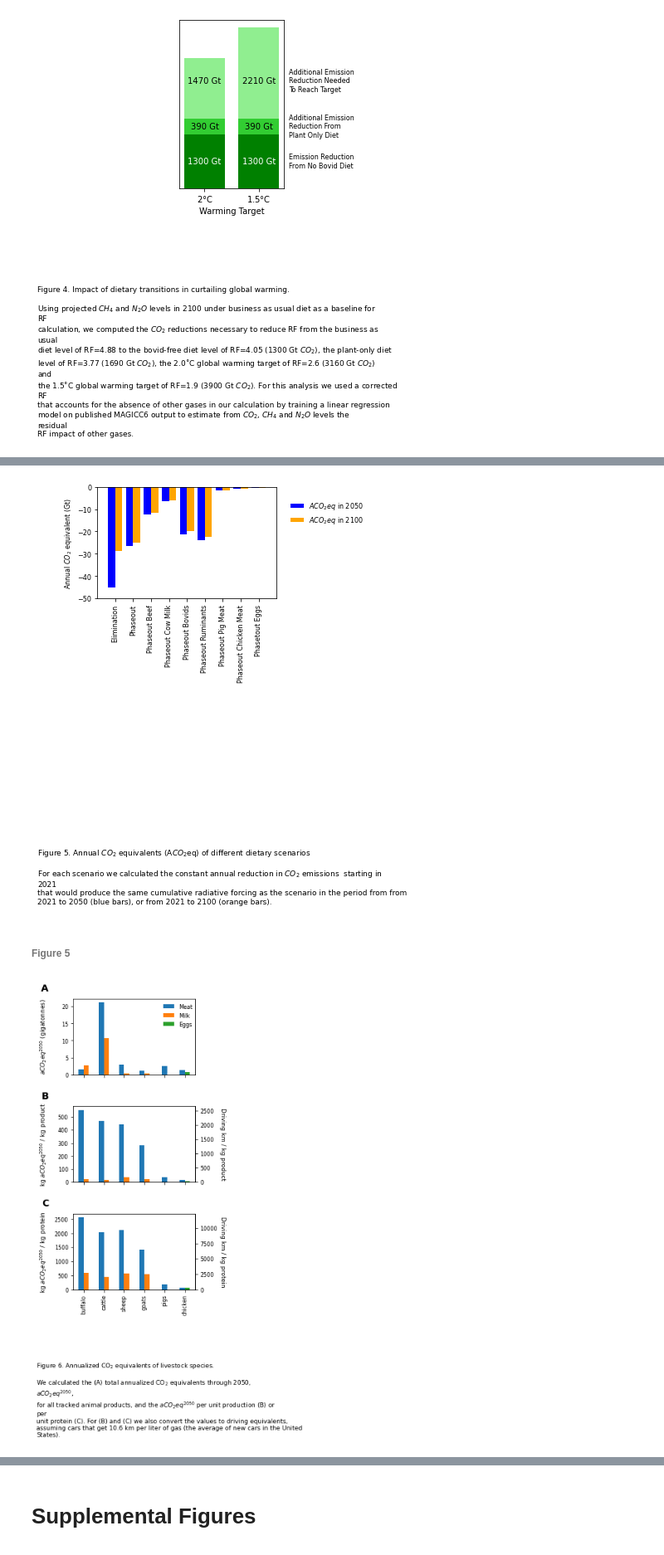
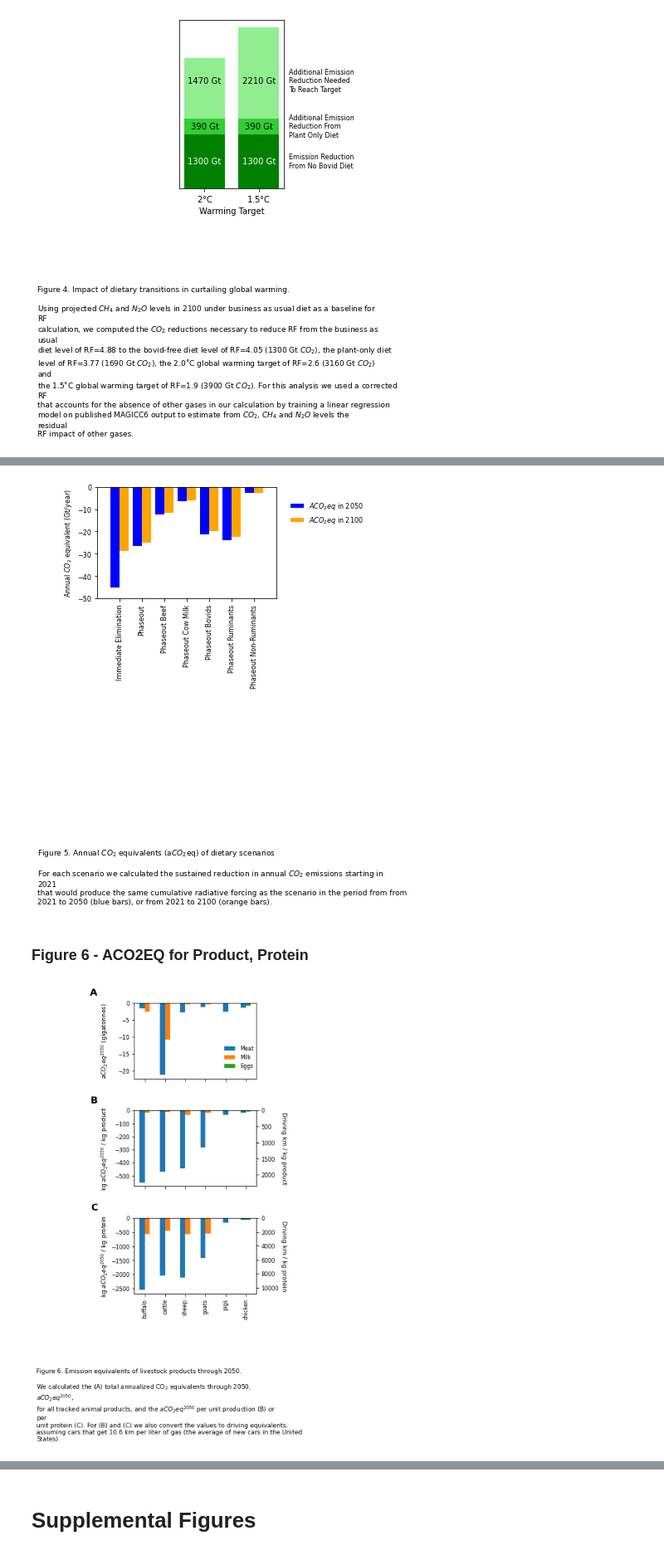
Before and after one commit to mbeisen/LivestockClimateImpact, a Jupyter notebook: PlanetaryReset-V2.ipynb, the cells around one changed output, grey strips where cells are left out. Shown at 83% size. Saved outputs shown, nothing was run; the diff lists cells and outputs as text; code cells hidden in the pictures.

```diff
--- a/PlanetaryReset-V2.ipynb
+++ b/PlanetaryReset-V2.ipynb
@@ -2175,7 +2405,7 @@ with PdfPages(pdffile) as pdf:
 
     margin_top = 4
 
-    panelx = 1.5
+    panelx = 2
     panely = figh - margin_top - panelh
 
     ax = fig.add_axes([panelx/figw,panely/figh,panelw/figw,panelh/figh])
@@ -2198,7 +2428,7 @@ with PdfPages(pdffile) as pdf:
     ax.legend([l1[0],fb1,fb2,fb3,fb4,l2[0]],['Business As Usual',r'Eliminate Livestock $CO_2$ Emissions',r'Eliminate Livestock $CH_4$ Emissions',r'Eliminate Livestock $N_{2}O$ Emissions',
                                       'Biomass Recovery','Plant Only Diet'],bbox_to_anchor=(1.05,1.0), borderaxespad=0, frameon=False)
 
-    flh = r"Figure 3. Phaseout of Animal Agriculture Reduces Global Warming Impact of Atmosphere."
+    flh = r"Figure 3. Phaseout of animal agriculture reduces global warming impact of atmosphere."
 
     flt = r'''Effect of eliminating emissions linked to animal agriculture and of biomass recovery on land currently used
 in animal agriculture on Radiative Forcing (RF), a measure of the instantaneous warming potential of the atmosphere.
@@ -2371,8 +2601,8 @@ with PdfPages(pdffile) as pdf:
 
     ax = fig.add_axes([panelx/figw,panely/figh,panelw/figw,panelh/figh])
 
-    plot_scenarios = ['Elimination','Phaseout','Phaseout|cattle_meat','Phaseout|cow_milk','Phaseout|bovids','Phaseout|ruminants','Phaseout|pig_meat','Phaseout|chicken_meat','Phaseout|eggs']
-    plot_labels = ['Elimination','Phaseout','Phaseout Beef','Phaseout Cow Milk','Phaseout Bovids','Phaseout Ruminants','Phaseout Pig Meat','Phaseout Chicken Meat','Phasetout Eggs']
+    plot_scenarios = ['Elimination','Phaseout','Phaseout|cattle_meat','Phaseout|cow_milk','Phaseout|bovids','Phaseout|ruminants','Phaseout|non-ruminants']
+    plot_labels = ['Immediate Elimination','Phaseout','Phaseout Beef','Phaseout Cow Milk','Phaseout Bovids','Phaseout Ruminants','Phaseout Non-Ruminants']
 
     x = np.arange(0,len(plot_scenarios))
 
@@ -2386,7 +2616,7 @@ with PdfPages(pdffile) as pdf:
 
     ax.set_xticks(x)
     ax.set_xticklabels(plot_labels,rotation=90,fontsize=8)
-    ax.set_ylabel(r"Annual $CO_2$ equivalent (Gt)",fontsize = 8)
+    ax.set_ylabel(r"Annual $CO_2$ equivalent (Gt/year)",fontsize = 8)
 
 
     #ax.plot([-1,len(plot_scenarios)],[0,0],color='red',linestyle='dashed',linewidth=.1,label="Current Annual Emissions")
@@ -2395,11 +2625,11 @@ with PdfPages(pdffile) as pdf:
 
     plt.legend(bbox_to_anchor=(1.5,0.9), borderaxespad=0, frameon=False)
 
-    flh = "Figure %d. Annual $CO_2$ equivalents (A$CO_2$eq) of different dietary scenarios" % fignum
+    flh = "Figure %d. Annual $CO_2$ equivalents (a$CO_2$eq) of dietary scenarios" % fignum
 
-    flt = r'''For each scenario we calculated the constant annual reduction in CO2 emissions
-starting in 2021 that would produce the same cumulative radiative forcing as the scenario in the
-period from from 2021 to 2050 (blue bars), or from 2021 to 2100 (orange bars).'''
+    flt = r'''For each scenario we calculated the sustained reduction in annual CO2 emissions starting in 2021
+that would produce the same cumulative radiative forcing as the scenario in the period from from
+2021 to 2050 (blue bars), or from 2021 to 2100 (orange bars).'''
 
     flt = flt.replace("CO2",r"$CO_2$")
     flt = flt.replace("CH4",r"$CH_4$")
@@ -2413,9 +2643,9 @@ period from from 2021 to 2050 (blue bars), or from 2021 to 2100 (orange bars).''
     pdf.savefig()
     #plt.savefig(pdffile.replace('pdf','png'),dpi=300)
 # %% [output]
-[figure, old version]
+[figure, new version]
-# %% [markdown]
-###### Figure 5
+# %% [markdown]
+### Figure 6 - ACO2EQ for Product, Protein
 # %%
 fignum = 6
 pdffile = "Figures/Figure%d.pdf" % fignum
@@ -2432,7 +2662,7 @@ with PdfPages(pdffile) as pdf:
 
     margin_top = 1
 
-    panelx = 1.75
+    panelx = 3.0
     panely = figh - margin_top - panelh
 
     panel_margin = .65
@@ -2484,16 +2714,21 @@ with PdfPages(pdffile) as pdf:
     ]
     egg_data = np.array(egg_data)
 
+
+    meat_data = - meat_data
+    milk_data = - milk_data
+    egg_data = - egg_data
+
     pA1 = axA.bar(x_coords + bar_off_meat,meat_data,width=bar_width,label='meat')
     pA2 = axA.bar(x_coords + bar_off_milk,milk_data,width=bar_width,label='milk')
     pA3 = axA.bar(x_coords + bar_off_eggs,egg_data,width=bar_width,label='eggs')
 
     axA.set_ylabel(r'$aCO_2eq^{2050}$ (gigatonnes)')
-    axA.text(label_x_offset,1.1,"A",transform=axA.transAxes,fontsize=14,fontweight='bold',horizontalalignment='right')
+    axA.text(label_x_offset-.1,1.1,"A",transform=axA.transAxes,fontsize=14,fontweight='bold',horizontalalignment='right')
     axA.set_xticks([1,2,3,4,5,6])
     axA.set_xticklabels([])
     axA.yaxis.set_label_coords(label_x_offset,0.5,transform=axA.transAxes)
-    axA.legend((pA1[0], pA2[0], pA3[0]), ('Meat', 'Milk','Eggs'), loc='upper left', frameon=False, bbox_to_anchor=(legend_x,1.0))
+    axA.legend((pA1[0], pA2[0], pA3[0]), ('Meat', 'Milk','Eggs'), loc='upper left', frameon=False, bbox_to_anchor=(legend_x,0.5))
 
     panely -= panelh + panel_margin
 
@@ -2529,23 +2764,27 @@ with PdfPages(pdffile) as pdf:
     egg_data = np.array(egg_data)
 
 
+    meat_data = - meat_data
+    milk_data = - milk_data
+    egg_data = - egg_data
+
     pB1 = axB.bar(x_coords + bar_off_meat,meat_data,width=bar_width,label='meat')
     pB2 = axB.bar(x_coords + bar_off_milk,milk_data,width=bar_width,label='milk')
     pB3 = axB.bar(x_coords + bar_off_eggs,egg_data,width=bar_width,label='eggs')
 
     axB.set_ylabel(r'kg $aCO_2eq^{2050}$ / kg product')
     #axA.set_ylim(0,1.0)
-    axB.text(label_x_offset,1.1,"B",transform=axB.transAxes,fontsize=14,fontweight='bold',horizontalalignment='right')
+    axB.text(label_x_offset-.1,1.1,"B",transform=axB.transAxes,fontsize=14,fontweight='bold',horizontalalignment='right')
     axB.set_xticks([1,2,3,4,5,6])
     axB.set_xticklabels([])
     axB.yaxis.set_label_coords(label_x_offset,0.5,transform=axB.transAxes)
     #axB.legend((pB1[0], pB2[0], pB3[0]), ('Meat', 'Milk','Eggs'), loc='upper left', frameon=False, bbox_to_anchor=(legend_x,1.0))
 
     axBt = axB.twinx()
-    ymin = 0
+    ymin = axB.get_ylim()[0]
     ymax = axB.get_ylim()[1]
-    conv = (1.61 * 25) / 8.8
-    axBt.set_ylim(ymin,ymax*conv)
+    axBt.set_ylim(ymin*km_per_kgco2,ymax*km_per_kgco2)
+    axBt.set_yticklabels([str(int(-x)) for x in axBt.get_yticks()])
     axBt.set_ylabel(r'Driving km / kg product',rotation=-90)
     axBt.yaxis.set_label_coords(1.25,0.5,transform=axBt.transAxes)
     panely -= panelh + panel_margin
@@ -2580,41 +2819,49 @@ with PdfPages(pdffile) as pdf:
         r['EI_perprotein|Elimination|eggs'],
     ]
     egg_data = np.array(egg_data)
+
+
+    meat_data = - meat_data
+    milk_data = - milk_data
+    egg_data = - egg_data
+
+
     pC1 = axC.bar(x_coords + bar_off_meat,meat_data,width=bar_width,label='meat')
     pC2 = axC.bar(x_coords + bar_off_milk,milk_data,width=bar_width,label='milk')
     pC3 = axC.bar(x_coords + bar_off_eggs,egg_data,width=bar_width,label='eggs')
 
     axC.set_ylabel(r'kg $aCO_2eq^{2050}$ / kg protein')
     #axA.set_ylim(0,1.0)
-    axC.text(label_x_offset,1.1,"C",transform=axC.transAxes,fontsize=14,fontweight='bold',horizontalalignment='right')
+    axC.text(label_x_offset-.1,1.1,"C",transform=axC.transAxes,fontsize=14,fontweight='bold',horizontalalignment='right')
     axC.set_xticks([1,2,3,4,5,6])
     axC.set_xticklabels([])
     axC.yaxis.set_label_coords(label_x_offset,0.5,transform=axC.transAxes)
     #axC.legend((pC1[0], pC2[0], pC3[0]), ('Meat', 'Milk','Eggs'), loc='upper left', frameon=False, bbox_to_anchor=(legend_x,1.0))
 
     axCt = axC.twinx()
-    ymin = 0
+    ymin = axC.get_ylim()[0]
     ymax = axC.get_ylim()[1]
-    conv = (1.61 * 25) / 8.8
-    axCt.set_ylim(ymin,ymax*conv)
+
+    axCt.set_ylim(ymin * km_per_kgco2,ymax *km_per_kgco2)
+    axCt.set_yticklabels([str(int(-x)) for x in axCt.get_yticks()])
     axCt.set_ylabel(r'Driving km / kg protein',rotation=-90)
     axCt.yaxis.set_label_coords(1.25,0.5,transform=axCt.transAxes)
     panely -= panelh + panel_margin
     axC.set_xticklabels(x_labels,rotation=90)
 
-    flh = r"Figure %d. Annualized CO$_2$ equivalents of livestock species." % fignum
+    flh = r"Figure %d. Emission equivalents of livestock products through 2050." % fignum
 
     flt = r'''We calculated the (A) total annualized CO$_2$ equivalents through 2050, $aCO_2eq^{2050}$,
 for all tracked animal products, and the $aCO_2eq^{2050}$ per unit production (B) or per unit protein (C).
 For (B) and (C) we also convert the values to driving equivalents, assuming cars that get 10.6 km per liter of gas
 (the average of new cars in the United States).'''
     annot_txt = flh + "\n\n" + tw.fill(tw.dedent(flt.rstrip()), width=90)
 
     plt.figtext(1/figw, 1/figh, annot_txt, horizontalalignment='left', verticalalignment='bottom', fontsize=cap_fontsize, multialignment='left', wrap="True")
 
 
     pdf.savefig()
     #plt.savefig(pdffile.replace('pdf','png'),dpi=300)
 # %% [output]
-[figure, old version]
+[figure, new version]
 # %% [markdown]
```
Also changed, not shown: parts of 140 cells of this notebook, 53 other files.
